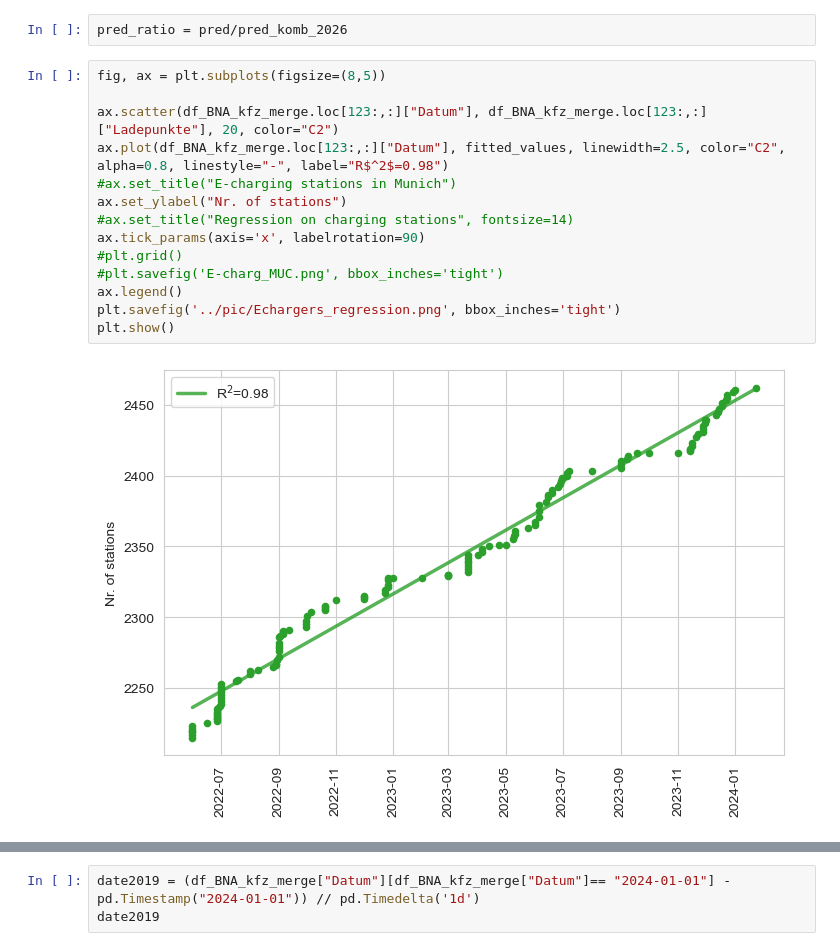
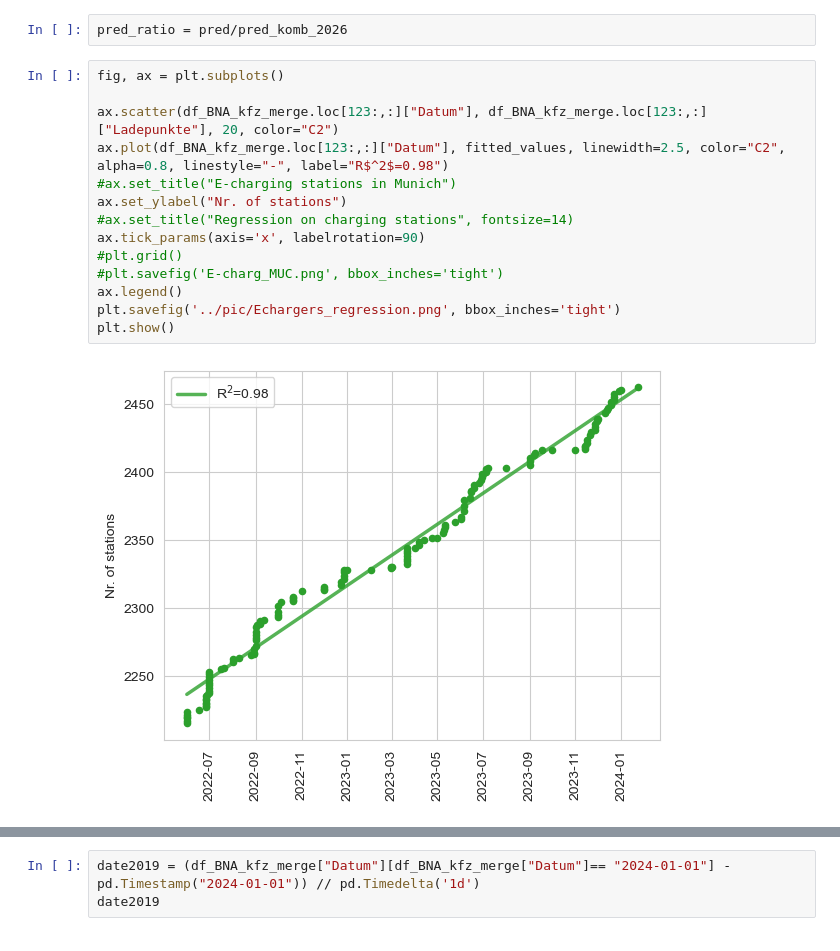
Before and after one commit to Kuroneko369/Muc_electro_vehicles, a Jupyter notebook: notebooks/ladestationen_georg.ipynb, the cells around one changed output, grey strips where cells are left out. Cells and saved outputs as stored; diff of their text form.

Commit message:
plot update

```diff
--- a/notebooks/ladestationen_georg.ipynb
+++ b/notebooks/ladestationen_georg.ipynb
@@ -427,19 +427,19 @@ pred_komb_2026 = 195105
 # %%
 pred_ratio = pred/pred_komb_2026
 # %%
-fig, ax = plt.subplots(figsize=(8,5))
+fig, ax = plt.subplots()
 
 ax.scatter(df_BNA_kfz_merge.loc[123:,:]["Datum"], df_BNA_kfz_merge.loc[123:,:]["Ladepunkte"], 20, color="C2")
 ax.plot(df_BNA_kfz_merge.loc[123:,:]["Datum"], fitted_values, linewidth=2.5, color="C2", alpha=0.8, linestyle="-", label="R$^2$=0.98")
 #ax.set_title("E-charging stations in Munich")
 ax.set_ylabel("Nr. of stations")
 #ax.set_title("Regression on charging stations", fontsize=14)
 ax.tick_params(axis='x', labelrotation=90)
 #plt.grid()
 #plt.savefig('E-charg_MUC.png', bbox_inches='tight')
 ax.legend()
 plt.savefig('../pic/Echargers_regression.png', bbox_inches='tight')
 plt.show()
 # %% [output]
-[figure, old version]
+[figure, new version]
 # %%
```
Also changed, not shown: parts of 2 cells of this notebook, 3 other files.
